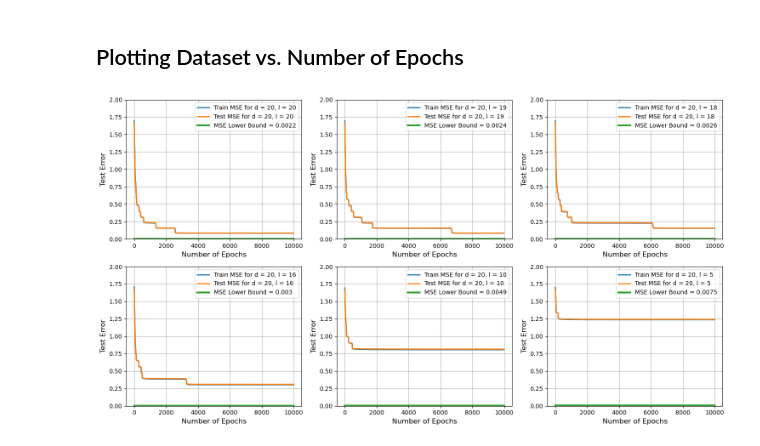
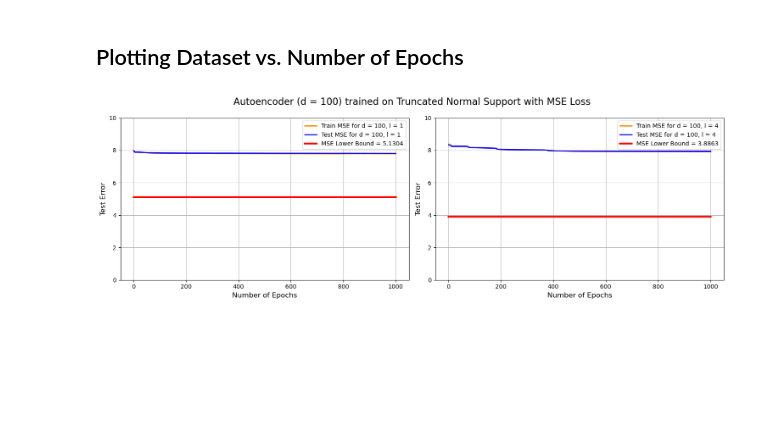
Before and after one commit to shyamven/InformationTheoreticLowerBounds, a Jupyter notebook: Plots_Uniform.ipynb, the cells around one changed output. Saved outputs shown, nothing was run; the diff lists cells and outputs as text; code cells hidden in the pictures; blank space fills up the shorter version.

```diff
--- a/Plots_Uniform.ipynb
+++ b/Plots_Uniform.ipynb
@@ -5,21 +6,38 @@ import matplotlib.pyplot as plt
 # %% [markdown]
 ## Plotting Dataset vs. Number of Epochs
 # %%
-import pandas as pd
-import matplotlib.pyplot as plt
-
 # Initialize parameters
-DatasetName = 'Uniform'
-input_dim = 20 # 50
-latent_dims = [20, 19, 18, 16, 10, 5] # [50, 48, 45, 40, 25, 10]
-num_hidden = 0
+DatasetName = 'TruncatedNormal'
+LossFunction = 'MSE' # 'MSEL2'
+input_dim = 100 # 784 # 100
+latent_dims = [1, 4] # [10, 100, 300] # [1, 4, 30]
+num_hidden = 1
 train_size = 100000
 batch_size = 1000
-epochs = 10000
+epochs = 1000
 iterations = 1
 
 # Creating a 2x3 subplot structure
-fig, axs = plt.subplots(2, 3, figsize=(15, 8))  # Adjust the figure size as needed
+fig, axs = plt.subplots(1, len(latent_dims), figsize=(15, 5))  # Adjust the figure size as needed
+
+if DatasetName == 'Uniform':
+    # For a d-dimensional vector
+    total_variance = np.repeat(input_dim * (1/12), repeats=epochs)
+
+    if LossFunction == 'MSE':
+        fig.suptitle(f'Autoencoder (d = {input_dim}) trained on Uniform Support with MSE Loss', fontsize=16)
+    elif LossFunction == 'MSEL2':
+        fig.suptitle(f'Autoencoder (d = {input_dim}) trained on Uniform Support with MSE Loss + L2 Regularization', fontsize=16)
+
+
+elif DatasetName == 'TruncatedNormal':
+    # For a d-dimensional vector
+    total_variance = np.repeat(input_dim * truncnorm.var(0, 1, loc=0, scale=1), repeats=epochs)
+
+    if LossFunction == 'MSE':
+        fig.suptitle(f'Autoencoder (d = {input_dim}) trained on Truncated Normal Support with MSE Loss', fontsize=16)
+    elif LossFunction == 'MSEL2':
+        fig.suptitle(f'Autoencoder (d = {input_dim}) trained on Truncated Normal Support with MSE Loss + L2 Regularization', fontsize=16)
 
 # Flatten the axs array for easy iteration
 axs = axs.flatten()
@@ -27,42 +45,42 @@ axs = axs.flatten()
 # Loop over latent dimensions and subplots
 for i, latent_dim in enumerate(latent_dims):
     # Read X, Y, and Z for each latent_dim
-    X = pd.read_csv(f'TRAIN_{DatasetName}_InputDim={input_dim}_LatentDim={latent_dim}_NumHidden={num_hidden}_TrainSize={train_size}_BatchSize={batch_size}_Epochs={epochs}_Iterations={iterations}.csv', header=None).values
-    Y = pd.read_csv(f'TEST_{DatasetName}_InputDim={input_dim}_LatentDim={latent_dim}_NumHidden={num_hidden}_TrainSize={train_size}_BatchSize={batch_size}_Epochs={epochs}_Iterations={iterations}.csv', header=None).values
-    Z = pd.read_csv(f'LB_{DatasetName}_InputDim={input_dim}_LatentDim={latent_dim}_NumHidden={num_hidden}_TrainSize={train_size}_BatchSize={batch_size}_Epochs={epochs}_Iterations={iterations}.csv', header=None).values
+    X = pd.read_csv(f'TRAIN_{DatasetName}_{LossFunction}_InputDim={input_dim}_LatentDim={latent_dim}_NumHidden={num_hidden}_TrainSize={train_size}_BatchSize={batch_size}_Epochs={epochs}_Iterations={iterations}.csv', header=None).values
+    Y = pd.read_csv(f'TEST_{DatasetName}_{LossFunction}_InputDim={input_dim}_LatentDim={latent_dim}_NumHidden={num_hidden}_TrainSize={train_size}_BatchSize={batch_size}_Epochs={epochs}_Iterations={iterations}.csv', header=None).values
+    Z = pd.read_csv(f'LB_{DatasetName}_{LossFunction}_InputDim={input_dim}_LatentDim={latent_dim}_NumHidden={num_hidden}_TrainSize={train_size}_BatchSize={batch_size}_Epochs={epochs}_Iterations={iterations}.csv', header=None).values
 
     # Calculate mean and confidence interval for X
     mean_X = X.mean(axis=0)
     ci_X = 1.96 * X.std(axis=0) / len(X)  # Assuming 95% CI
 
     # Calculate mean and confidence interval for Y
     mean_Y = Y.mean(axis=0)
     ci_Y = 1.96 * Y.std(axis=0) / len(Y)  # Assuming 95% CI
 
     # Calculate mean and confidence interval for Z
     mean_Z = Z.mean(axis=0)
 
     # Plotting for Y on subplot i
     axs[i].fill_between(range(1, epochs + 1), mean_X - ci_X, mean_X + ci_X, alpha=0.1)
-    axs[i].plot(range(1, epochs + 1), mean_X, '-', label=f"Train MSE for d = {input_dim}, l = {latent_dim}", linewidth=2)
+    axs[i].plot(range(1, epochs + 1), mean_X, '-', label=f"Train MSE for d = {input_dim}, l = {latent_dim}", color='darkorange', linewidth=2)
 
     # Plotting for Y on subplot i
     axs[i].fill_between(range(1, epochs + 1), mean_Y - ci_Y, mean_Y + ci_Y, alpha=0.2)
-    axs[i].plot(range(1, epochs + 1), mean_Y, '-', label=f"Test MSE for d = {input_dim}, l = {latent_dim}", linewidth=2)
+    axs[i].plot(range(1, epochs + 1), mean_Y, '-', label=f"Test MSE for d = {input_dim}, l = {latent_dim}", color='blue', linewidth=2)
 
     # Plotting for Z on subplot i
-    axs[i].plot(range(1, epochs + 1), mean_Z, '-', label=f"MSE Lower Bound = {mean_Z[0].round(4)}", linewidth=3)
+    axs[i].plot(range(1, epochs + 1), mean_Z, '-', label=f"MSE Lower Bound = {mean_Z[0].round(4)}", color='red', linewidth=3)
 
     # Additional settings for each subplot
     axs[i].set_xlabel("Number of Epochs", fontsize=12)
     axs[i].set_ylabel("Test Error", fontsize=12)
-    axs[i].set_ylim(0,2) # (0,4.5)
-    axs[i].legend(prop={'size': 10})
+    axs[i].set_ylim(0, 10) # 80 # 10
+    axs[i].legend(prop={'size': 10},loc='upper right')
     axs[i].grid(True)
 
 # Adjust layout
 plt.tight_layout()
 plt.show()
 # %% [output]
-[figure, old version]
+[figure, new version]
 # %%
```
Also changed, not shown: parts of 4 cells of this notebook.
